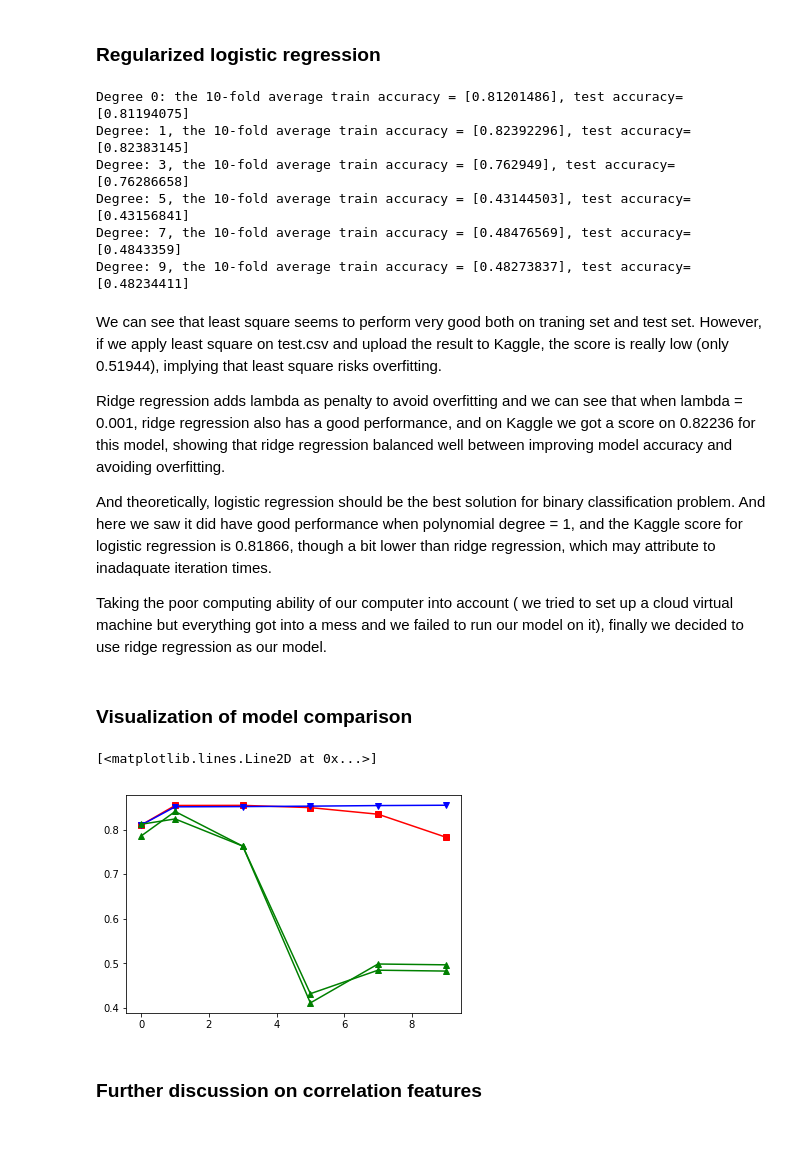
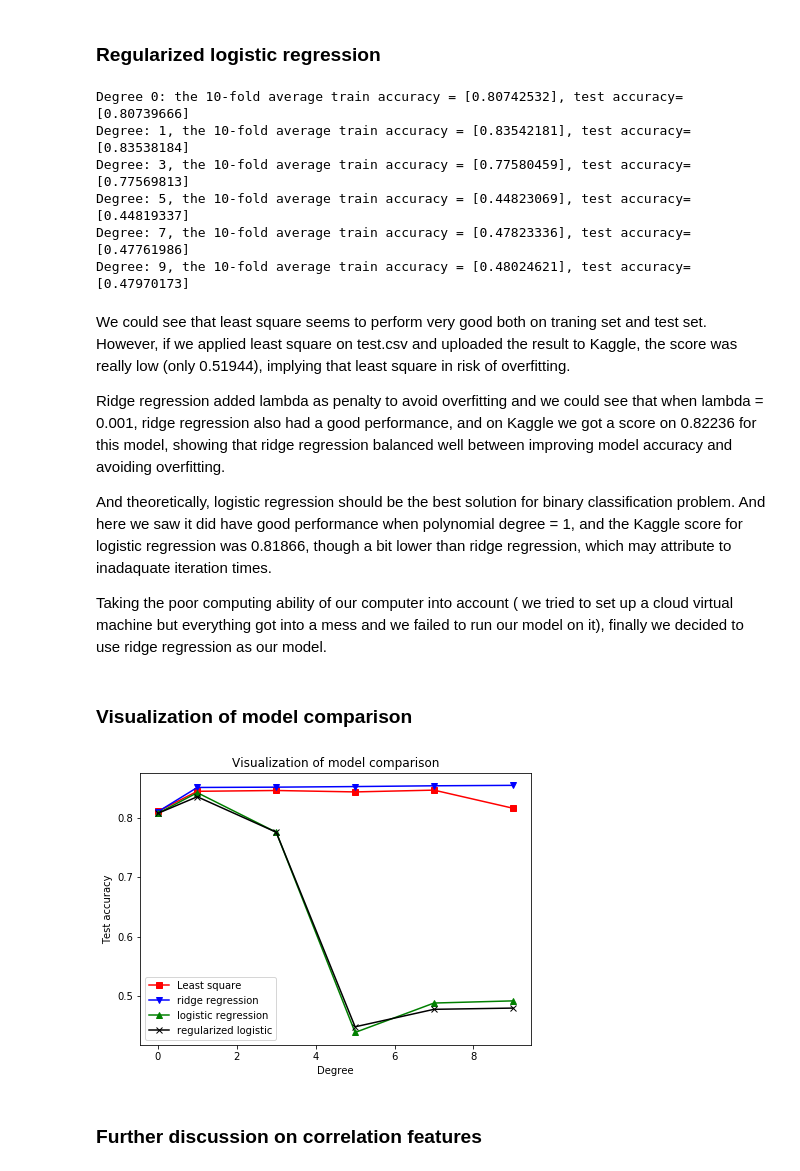
Before and after one commit to yf0726/ML_2018, a Jupyter notebook: Final Version.ipynb, the cells around one changed output. Drawn from its saved outputs; the diff is of its cells as text; code cells hidden in the pictures; blank space fills up the shorter version.

```diff
--- a/Final Version.ipynb
+++ b/Final Version.ipynb
@@ -489,11 +493,11 @@ acc_tr_reg = np.zeros((6,1))
 acc_te_reg = np.zeros((6,1))
 
 eignvalue, _ = np.linalg.eig(x.T.dot(x))
-gamma = 1 / (0.5 * eignvalue.max()) * 10
+gamma = 1 / (0.5 * eignvalue.max())*5
 gamma = gamma.real
 w_init = np.zeros([x.shape[1], 1])
 
-w_reg,acc_tr_reg[0],acc_te_reg[0] = cv_loop(y, x, k_fold, seed, regression_method,initial_w=w_init, max_iters=1000,gamma = gamma,lambda_=0.001)
+w_reg,acc_tr_reg[0],acc_te_reg[0] = cv_loop(y, x, k_fold, seed, regression_method,initial_w=w_init, max_iters=3000,gamma = gamma,lambda_=0.001)
 print("Degree 0: the 10-fold average train accuracy = {acc_tr}, test accuracy={acc_te}".format(acc_tr=acc_tr_reg[0], acc_te=acc_te_reg[0]))
 
 degrees = [1,3,5,7,9]
@@ -502,25 +506,25 @@ for i in range(len(degrees)):
 
     tx = data_processing(x,degrees[i])
     eignvalue, _ = np.linalg.eig(tx.T.dot(tx))
-    gamma = 1 / (0.5 * eignvalue.max()) * 10
+    gamma = 1 / (0.5 * eignvalue.max())*5
     gamma = gamma.real
     w_init = np.zeros([tx.shape[1], 1])
-    w_reg,acc_tr_reg[i+1],acc_te_reg[i+1] = cv_loop(y, tx, k_fold, seed, regression_method,initial_w=w_init, max_iters=1000,gamma = gamma,lambda_=0.001)
+    w_reg,acc_tr_reg[i+1],acc_te_reg[i+1] = cv_loop(y, tx, k_fold, seed, regression_method,initial_w=w_init, max_iters=3000,gamma = gamma,lambda_=0.001)
     print("Degree: {deg}, the 10-fold average train accuracy = {acc_tr}, test accuracy={acc_te}".format(deg=str(degrees[i]),
                                                                                                         acc_tr=acc_tr_reg[i+1], acc_te=acc_te_reg[i+1]))
 # %% [output]
-Degree 0: the 10-fold average train accuracy = [0.81201486], test accuracy=[0.81194075]
-Degree: 1, the 10-fold average train accuracy = [0.82392296], test accuracy=[0.82383145]
-Degree: 3, the 10-fold average train accuracy = [0.762949], test accuracy=[0.76286658]
-Degree: 5, the 10-fold average train accuracy = [0.43144503], test accuracy=[0.43156841]
-Degree: 7, the 10-fold average train accuracy = [0.48476569], test accuracy=[0.4843359]
-Degree: 9, the 10-fold average train accuracy = [0.48273837], test accuracy=[0.48234411]
+Degree 0: the 10-fold average train accuracy = [0.80742532], test accuracy=[0.80739666]
+Degree: 1, the 10-fold average train accuracy = [0.83542181], test accuracy=[0.83538184]
+Degree: 3, the 10-fold average train accuracy = [0.77580459], test accuracy=[0.77569813]
+Degree: 5, the 10-fold average train accuracy = [0.44823069], test accuracy=[0.44819337]
+Degree: 7, the 10-fold average train accuracy = [0.47823336], test accuracy=[0.47761986]
+Degree: 9, the 10-fold average train accuracy = [0.48024621], test accuracy=[0.47970173]
 # %% [markdown]
-We can see that least square seems to perform very good both on traning set and test set. However, if we apply least square on test.csv and upload the result to Kaggle, the score is really low (only 0.51944), implying that least square risks overfitting.
+We could see that least square seems to perform very good both on traning set and test set. However, if we applied least square on test.csv and uploaded the result to Kaggle, the score was really low (only 0.51944), implying that least square in risk of overfitting.
 
-Ridge regression adds lambda as penalty to avoid overfitting and we can see that when lambda = 0.001, ridge regression also has a good performance, and on Kaggle we got a score on 0.82236 for this model, showing that ridge regression balanced well between improving model accuracy and avoiding overfitting.
+Ridge regression added lambda as penalty to avoid overfitting and we could see that when lambda = 0.001, ridge regression also had a good performance, and on Kaggle we got a score on 0.82236 for this model, showing that ridge regression balanced well between improving model accuracy and avoiding overfitting.
 
-And theoretically, logistic regression should be the best solution for binary classification problem. And here we saw it did have good performance when polynomial degree = 1, and the Kaggle score for logistic regression is 0.81866, though a bit lower than ridge regression, which may attribute to inadaquate iteration times.
+And theoretically, logistic regression should be the best solution for binary classification problem. And here we saw it did have good performance when polynomial degree = 1, and the Kaggle score for logistic regression was 0.81866, though a bit lower than ridge regression, which may attribute to inadaquate iteration times.
 
 Taking the poor computing ability of our computer into account ( we tried to set up a cloud virtual machine but everything got into a mess and we failed to run our model on it), finally we decided to use ridge regression as our model.
 # %% [markdown]
@@ -528,12 +532,17 @@ Taking the poor computing ability of our computer into account ( we tried to set
 # %%
 degrees = np.array([0,1,3,5,7,9])
 
-plt.plot(degrees, acc_te_ls, color='r', marker='s', label="Least square" )
-plt.plot(degrees, acc_te_rid, color='b', marker='v', label="ridge regression" )
-plt.plot(degrees, acc_te_log, color='g', marker='^', label="logistic regression" )
-plt.plot(degrees, acc_te_reg, color='g', marker='^', label="regularized logistic" )
+figure,bx = plt.subplots(1,1,figsize = (7,5))
+bx.set_title('Visualization of model comparison')
+bx.set_xlabel('Degree')
+bx.set_ylabel('Test accuracy')
+bx.plot(degrees, acc_te_ls, color='r', marker='s', label="Least square" )
+bx.plot(degrees, acc_te_rid, color='b', marker='v', label="ridge regression" )
+bx.plot(degrees, acc_te_log, color='g', marker='^', label="logistic regression" )
+bx.plot(degrees, acc_te_reg, color='#000000', marker='x', label="regularized logistic" )
+bx.legend()
+figure.savefig('ModelComparison.jpg')
 # %% [output]
-[<matplotlib.lines.Line2D at 0x...>]
-[figure, old version]
+[figure, new version]
 # %% [markdown]
 ### Further discussion on correlation features
```
Also changed, not shown: parts of 26 cells of this notebook, 4 other files.
